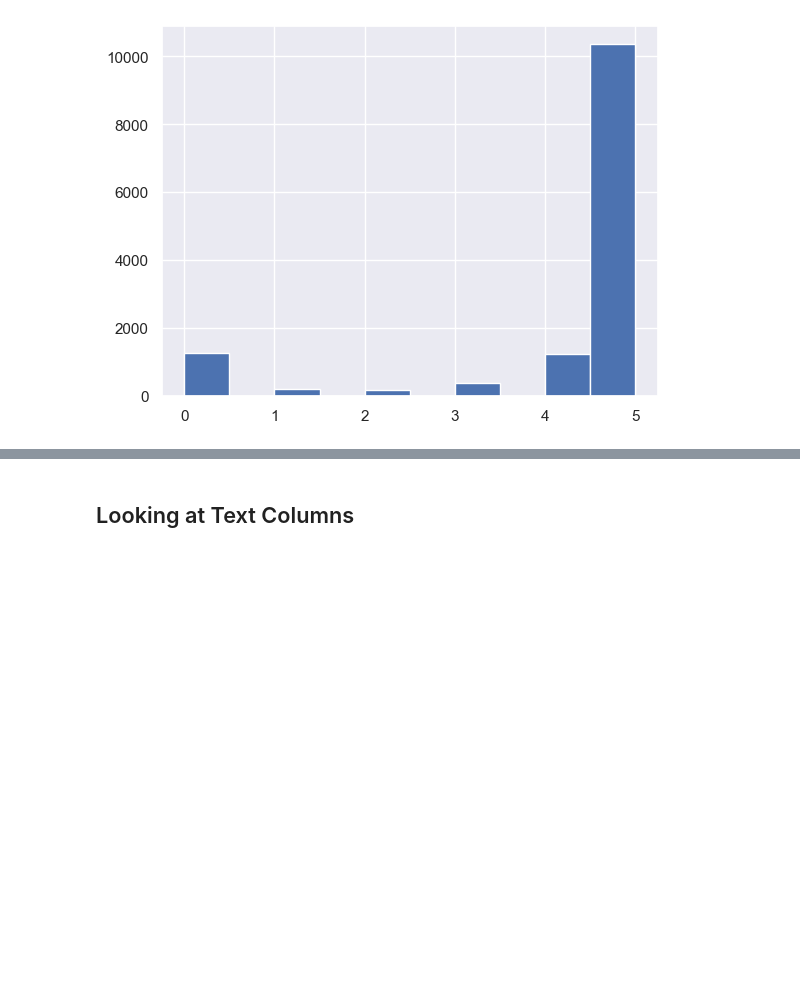
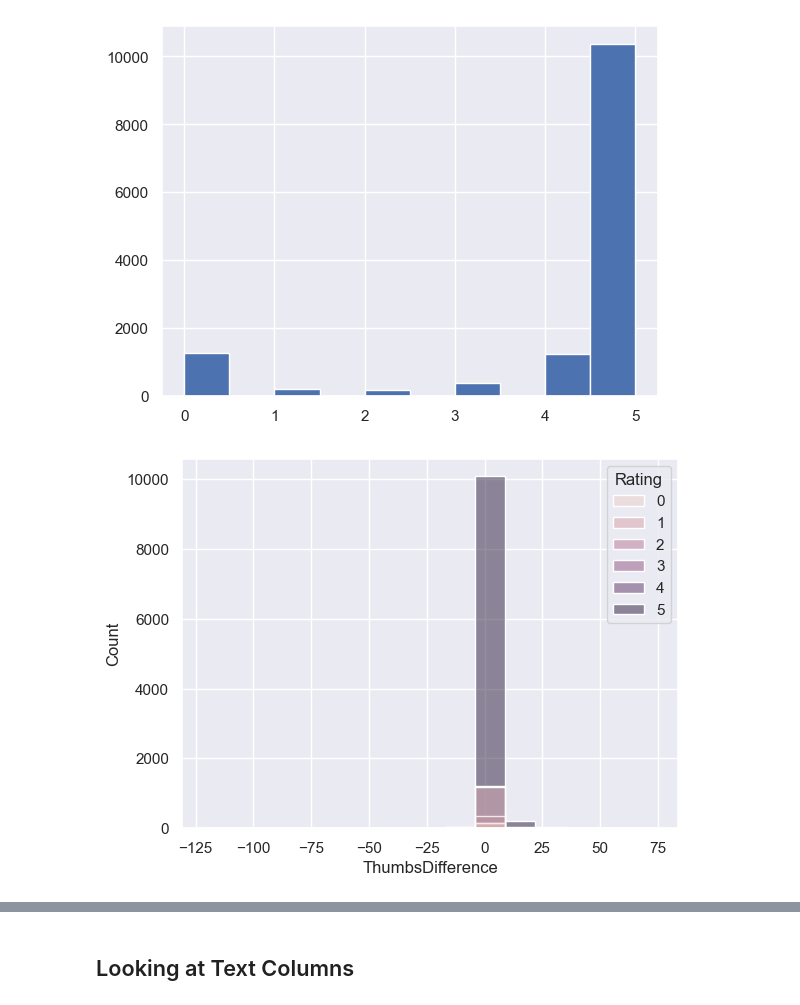
Before and after one commit to seg-fault123/mlp_project, a Jupyter notebook: explore.ipynb, the cells around one changed output, grey strips where cells are left out. Drawn from its saved outputs; the diff is of its cells as text; code cells hidden in the pictures; blank space fills up the shorter version.

Commit message:
Cleaned text features and added ThumbsDifference feature

```diff
--- a/explore.ipynb
+++ b/explore.ipynb
@@ -132,3 +147,8 @@ sns.histplot(train_data, x='ThumbsDownCount', hue='Rating')
 plt.hist(train_data['Rating']);
 # %% [output]
 [figure]
+# %%
+train_data['ThumbsDifference']=train_data['ThumbsUpCount']-train_data['ThumbsDownCount']
+sns.histplot(train_data, x='ThumbsDifference', hue='Rating');
+# %% [output]
+[figure, added]
```
Also changed, not shown: parts of 11 cells of this notebook.
